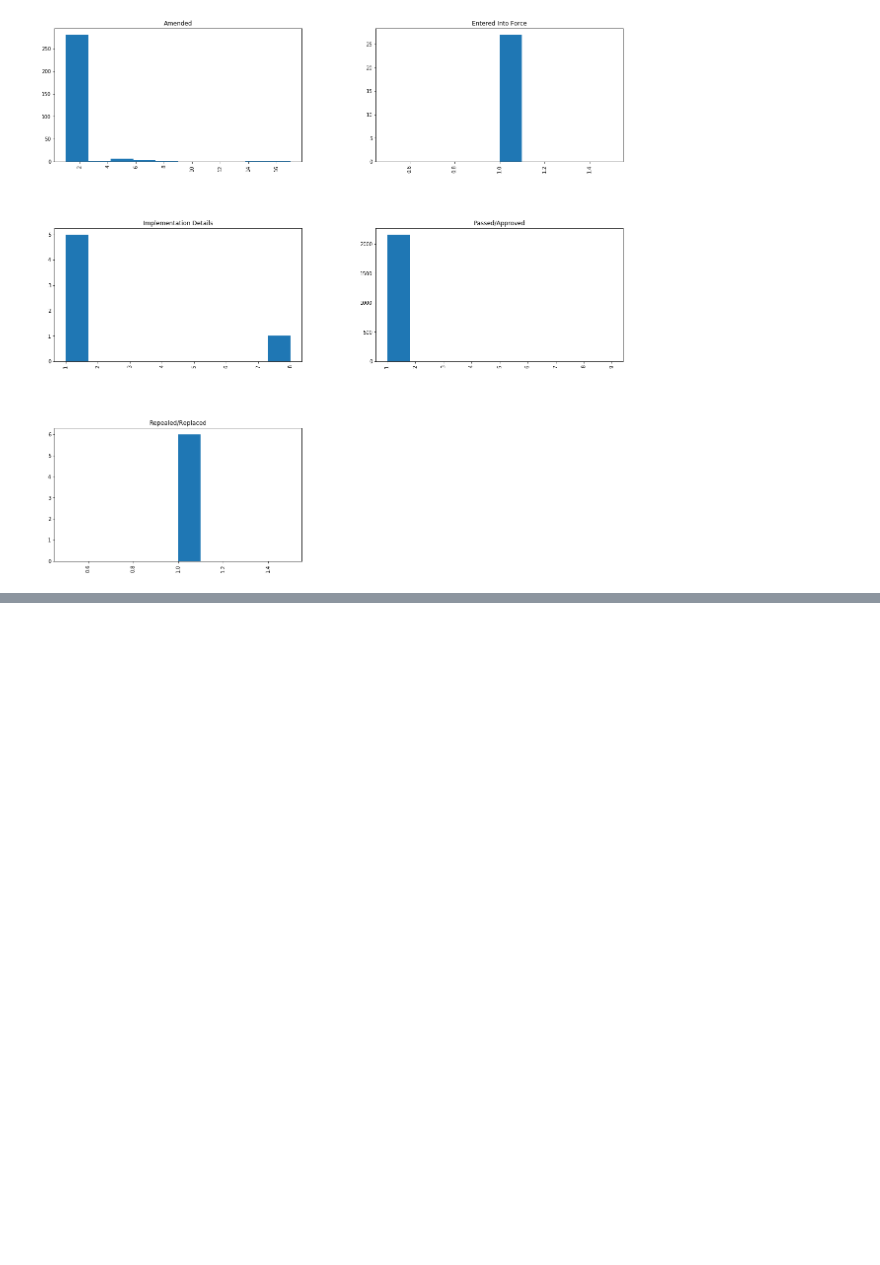
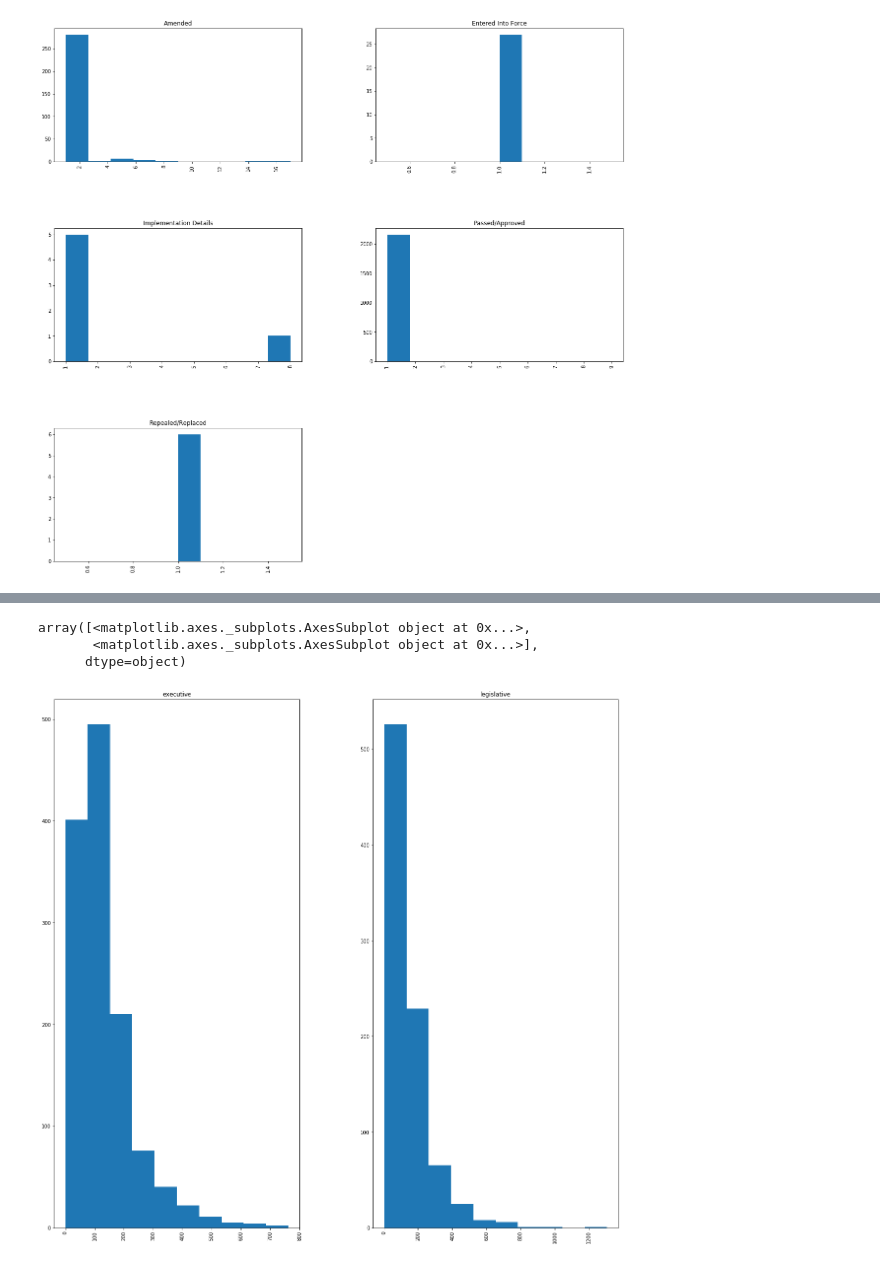
Before and after one commit to ajakupov/ClimatePolicyChallenge, a Jupyter notebook: notebooks/DataExploration.ipynb, the cells around one changed output, grey strips where cells are left out. Saved outputs shown, nothing was run; the diff lists cells and outputs as text; code cells hidden in the pictures; blank space fills up the shorter version.

Commit message:
Legislations

```diff
--- a/notebooks/DataExploration.ipynb
+++ b/notebooks/DataExploration.ipynb
@@ -76,9 +76,9 @@ events_path = os.path.join(DATA_DIR, 'events-23_03_2021.csv')
 legislations_path = os.path.join(DATA_DIR, 'legislations-23_03_2021.csv')
 # %%
 # Add engine 'python' to avoid UnicodeDecodeError, as the cell values are surrounded by double quotes
-laws_pd = pd.read_csv(laws_path, sep=',', engine='python')
+laws = pd.read_csv(laws_path, sep=',', engine='python')
 events = pd.read_csv(events_path, sep=',', engine='python')
-legislations_path = pd.read_csv(legislations_path, sep=',', engine='python')
+legislations = pd.read_csv(legislations_path, sep=',', engine='python')
 # %% [markdown]
 ## Get some basic statistics and show the heads
 # %% [markdown]
@@ -194,0 +233,10 @@ array([[<matplotlib.axes._subplots.AxesSubplot object at 0x...>,
+# %%
+legislations['DescriptionClean']=legislations['Description'].apply(lambda x: clean_text(x))
+legislations['NumWords']=legislations['DescriptionClean'].apply(lambda x: len(x.split()))
+# %%
+legislations.hist(column='NumWords', by='Legislation type', figsize=(20,20))
+# %% [output]
+array([<matplotlib.axes._subplots.AxesSubplot object at 0x...>,
+       <matplotlib.axes._subplots.AxesSubplot object at 0x...>],
+      dtype=object)
+[figure, added]
```
Also changed, not shown: parts of 8 cells of this notebook.
